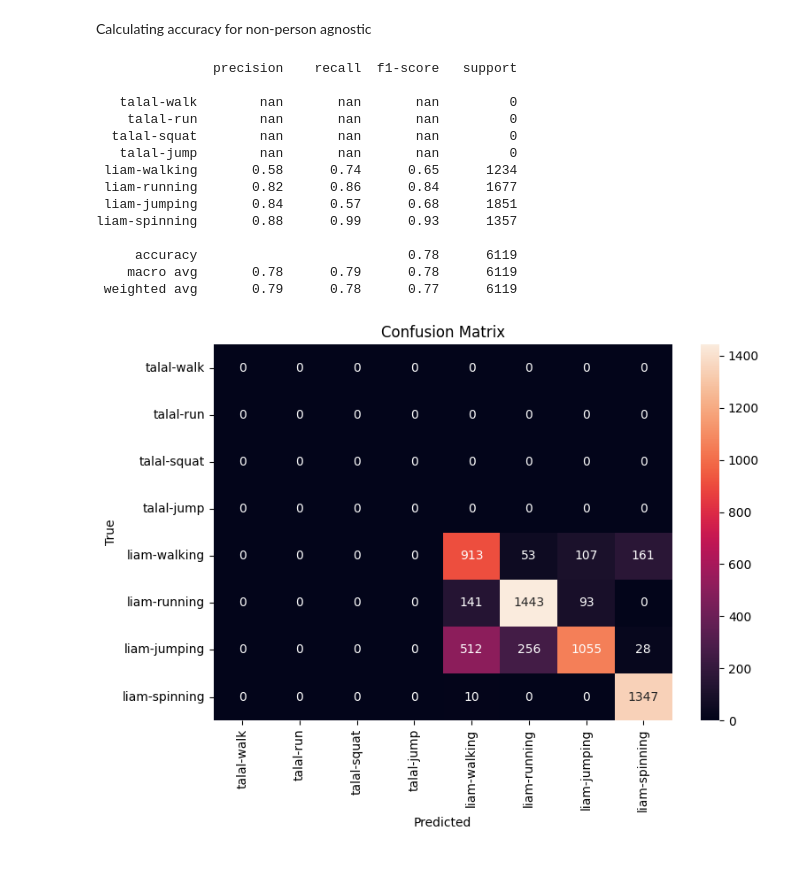
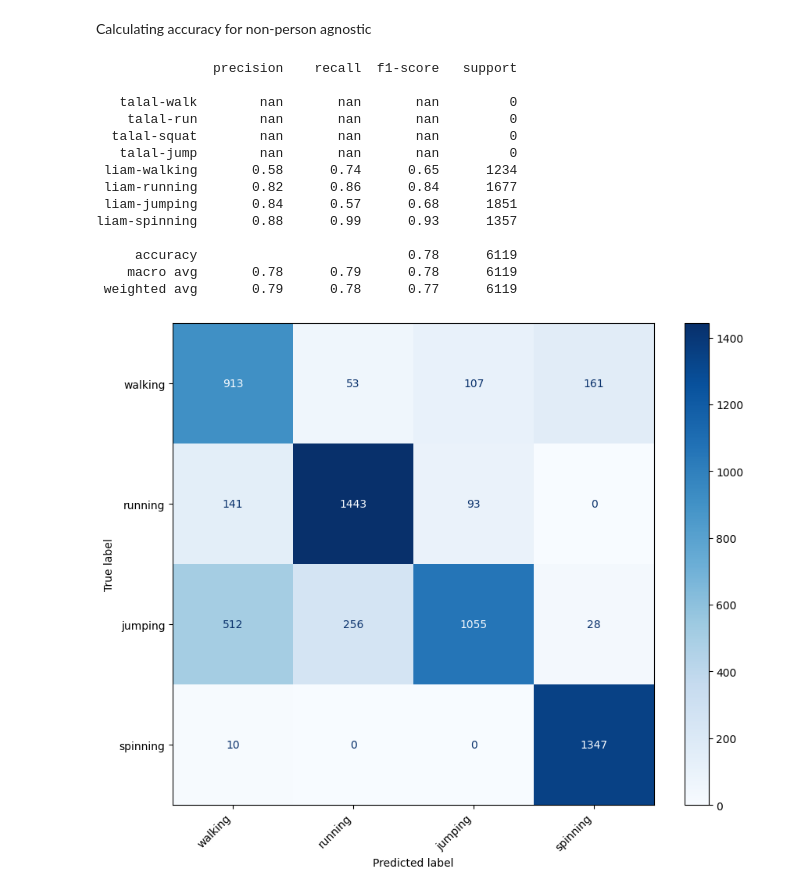
Before and after one commit to TreasureJim/ml-class-rnn-classifier, a Jupyter notebook: model.ipynb, the cells around one changed output. Cells and saved outputs as stored; diff of their text form; code cells hidden in the pictures; blank space fills up the shorter version.

Commit message:
Update conf matrix

```diff
--- a/model.ipynb
+++ b/model.ipynb
@@ -495,38 +526,42 @@ label_mapping_mapping = {
 
 # Convert the mapping dictionary to indices
 for talal_label, liam_label in label_mapping_mapping.items():
     y_windows_non_person[y_windows_non_person == label_mapping.get_indexer([talal_label])[0]] = label_mapping.get_indexer([liam_label])[0]
     pred_non_person[pred_non_person == label_mapping.get_indexer([talal_label])[0]] = label_mapping.get_indexer([liam_label])[0]
 
 from sklearn.metrics import classification_report
 
 unique_classes = [i for i in range(len(label_mapping))]
 print(classification_report(y_windows_non_person, pred_non_person, labels=unique_classes, target_names=label_mapping, zero_division=np.nan))
 
 from sklearn.metrics import confusion_matrix
 import seaborn as sns
 
-cm = confusion_matrix(y_windows_non_person, pred_non_person, labels=np.arange(8))
-plt.figure(figsize=(8,6))
-sns.heatmap(cm, annot=True, fmt='d', xticklabels=label_mapping, yticklabels=label_mapping)
-plt.xlabel('Predicted')
-plt.ylabel('True')
-plt.title('Confusion Matrix')
-plt.tight_layout()
+cm = confusion_matrix(y_windows_non_person, pred_non_person, labels=np.arange(4, 8))
+disp_cm = ConfusionMatrixDisplay(confusion_matrix=cm, display_labels=["walking", "running", "jumping", "spinning"])
+
+# Plot and rotate x-axis labels after plot
+fig, ax = plt.subplots(figsize=(10, 8))  # Adjust figure size if needed
+disp_cm.plot(cmap=plt.cm.Blues, ax=ax)
+
+# Rotate x-axis labels by 45 degrees
+plt.xticks(rotation=45, ha='right')
+plt.yticks(rotation=0)  # Keep y-axis labels straight
+
 plt.show()
 # %% [output]
                precision    recall  f1-score   support
 
    talal-walk        nan       nan       nan         0
     talal-run        nan       nan       nan         0
   talal-squat        nan       nan       nan         0
    talal-jump        nan       nan       nan         0
  liam-walking       0.58      0.74      0.65      1234
  liam-running       0.82      0.86      0.84      1677
  liam-jumping       0.84      0.57      0.68      1851
 liam-spinning       0.88      0.99      0.93      1357
 
      accuracy                           0.78      6119
     macro avg       0.78      0.79      0.78      6119
  weighted avg       0.79      0.78      0.77      6119
-[figure, old version]
+[figure, new version]
```
Also changed, not shown: parts of 4 cells of this notebook.
